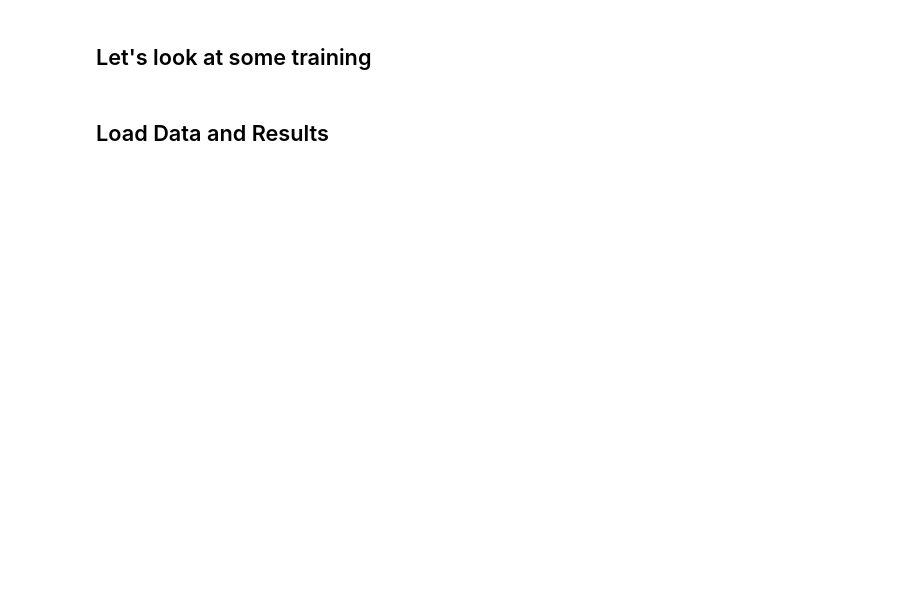
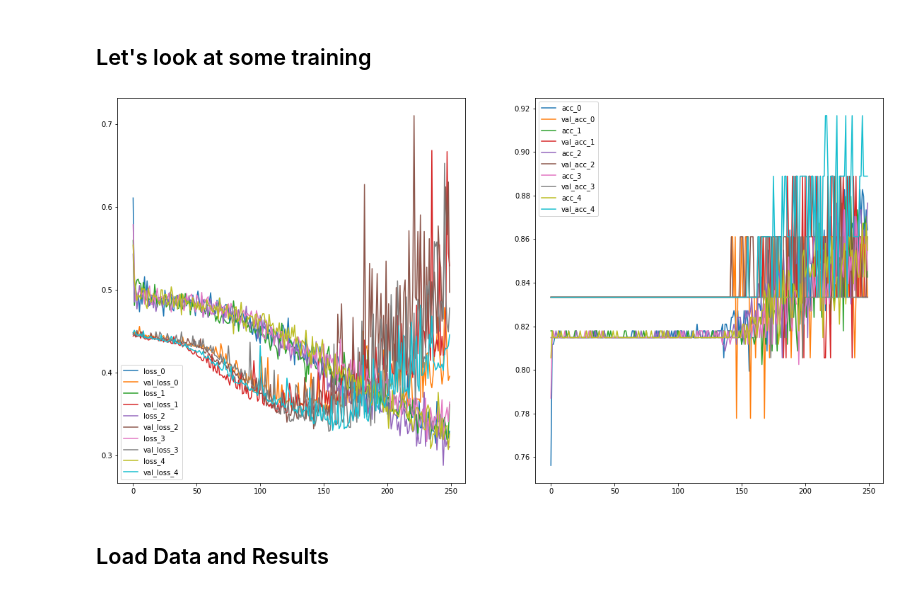
Before and after one commit to NorDar/explainable_AI, a Jupyter notebook: result_assembly_ontram_CIB.ipynb, the cells around one changed output. Cells and saved outputs as stored; diff of their text form; code cells hidden in the pictures; blank space fills up the shorter version.

```diff
--- a/result_assembly_ontram_CIB.ipynb
+++ b/result_assembly_ontram_CIB.ipynb
@@ -53,26 +60,28 @@ from k_ontram_functions.ontram_predict import predict_ontram, get_parameters
 # %%
 # Create subplots outside the loop
 plt.figure(figsize=(30, 10))
 ax1 = plt.subplot(1, 3, 1)
 ax2 = plt.subplot(1, 3, 2)
 last_activation = "linear"
 which_split = 0
 model_version = 1
 
 for i in range(5):
-    model_name = "/tf/notebooks/schnemau/xAI_stroke_3d/weights/10Fold_CIB/hist_3d_cnn_binary_model_split" + str(which_split) +
-                          "_unnormalized_avg_layer_paper_model_" + last_activation + "_activation_" + str(model_version) + "_" + str(i) + ".pkl"
+    model_name = ("/tf/notebooks/schnemau/xAI_stroke_3d/weights/10Fold_CIB/hist_3d_cnn_binary_model_split" + str(which_split) +
+                          "_unnormalized_avg_layer_paper_model_" + last_activation + "_activation_" + str(model_version) + "_" + str(i) + ".pkl")
     histplt = pkl.load(open(model_name, "rb"))
     # Plot training history lines
     ax1.plot(histplt['loss'], label=f"loss_{i}")
     ax1.plot(histplt['val_loss'], label=f"val_loss_{i}")
     ax2.plot(histplt['acc'], label=f"acc_{i}")
     ax2.plot(histplt['val_acc'], label=f"val_acc_{i}")
 
 # Add legends and display the plot
 ax1.legend()
 ax2.legend()
 plt.show()
+# %% [output]
+[figure, added]
 # %% [markdown]
 ## Load Data and Results
 # %%
```
Also changed, not shown: parts of 22 cells of this notebook, 6 other files.
